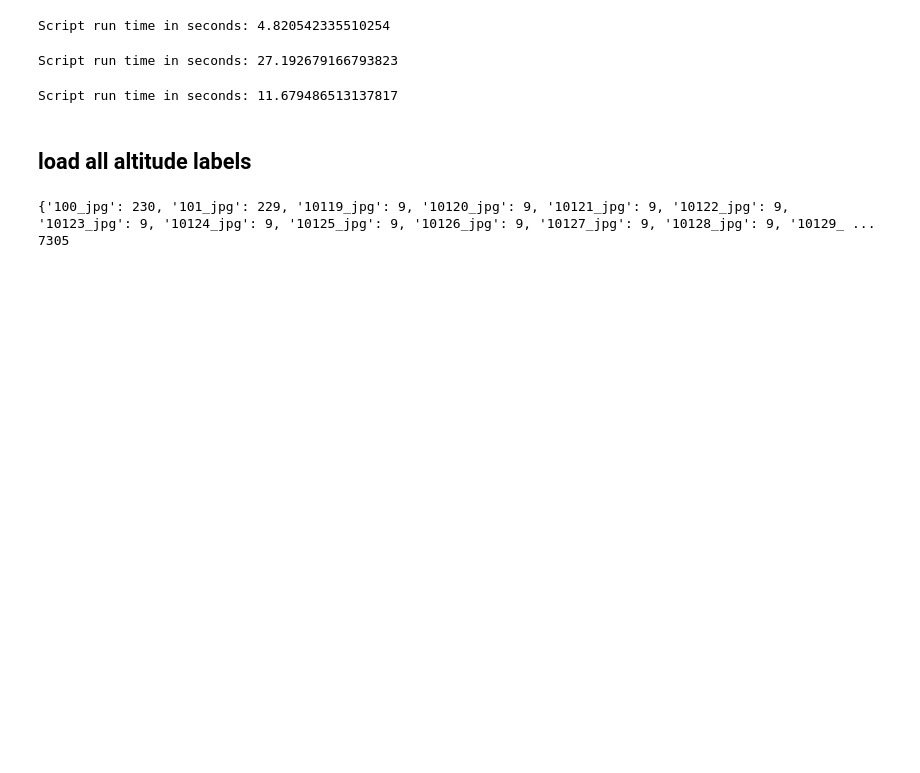
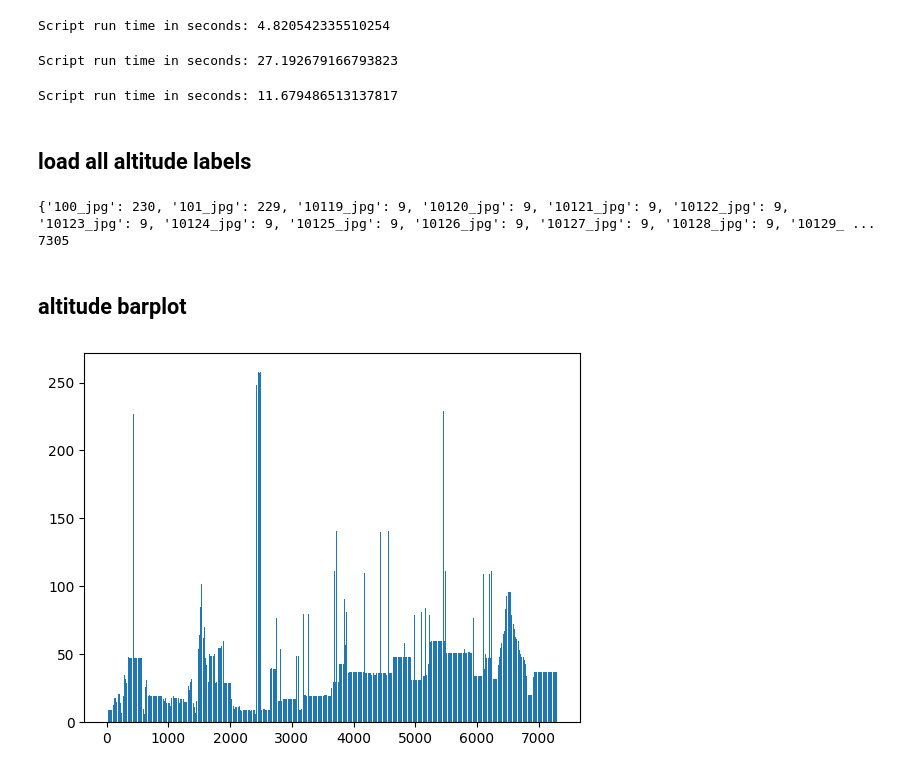
Before and after one commit to ahmadSum1/NTNU_mscThesis, a Jupyter notebook: extract-image-altitude-cocojson.ipynb, the cells around one changed output. Saved outputs shown, nothing was run; the diff lists cells and outputs as text; code cells hidden in the pictures; blank space fills up the shorter version.

```diff
--- a/extract-image-altitude-cocojson.ipynb
+++ b/extract-image-altitude-cocojson.ipynb
@@ -82 +88,19 @@ print(len(alt_dict))
+# %% [markdown]
+## altitude barplot
+# %%
+import seaborn as sns
+import matplotlib.pyplot as plt
+# annotation_file = "train_val_OG_merged.json"
+# with open(annotation_file) as f:
+#     file = json.load(f)
+
+# file['images']["100_jpg"]
+# values = list(alt_dict.values())
+# values_dji = [item for item in values if file['images'][]]
+
+plt.bar(range(len(alt_dict)), values)
+
+plt.show()
+# %% [output]
+[figure, added]
 # %%
```
Also changed, not shown: parts of 2 cells of this notebook, 1 other file.
